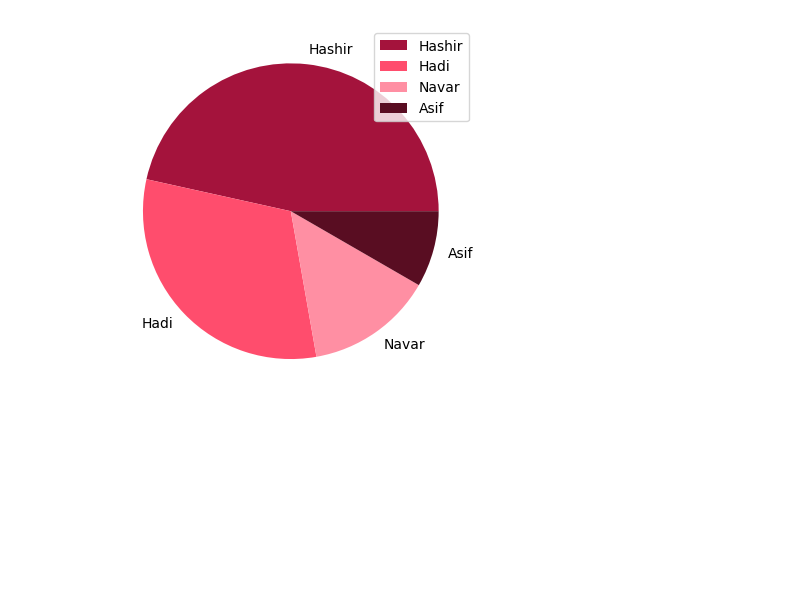
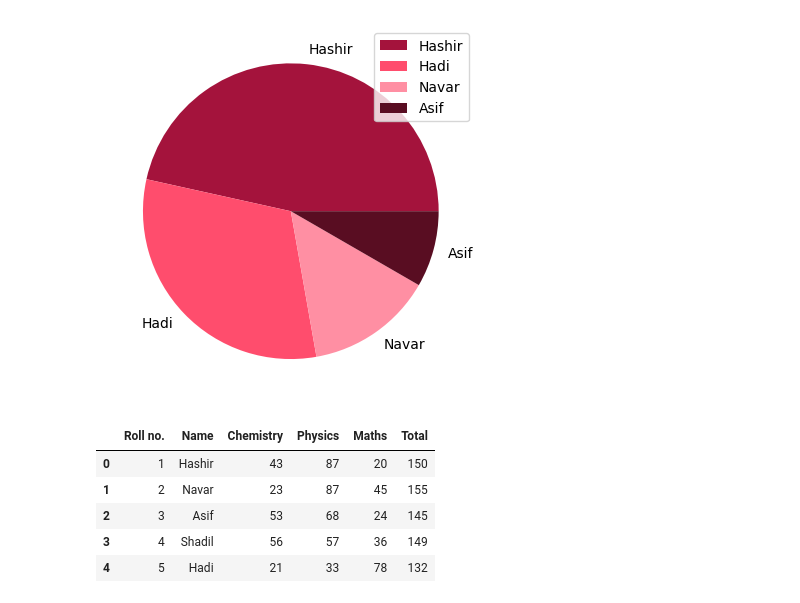
Before and after one commit to NavarMP/Code, a Jupyter notebook: Python/Data science/matPlotlib.ipynb, the cells around one changed output. Cells and saved outputs as stored; diff of their text form; code cells hidden in the pictures; blank space fills up the shorter version.

```diff
--- a/Python/Data science/matPlotlib.ipynb
+++ b/Python/Data science/matPlotlib.ipynb
@@ -34,3 +34,14 @@ plt.legend()
 # %% [output]
 <matplotlib.legend.Legend at 0x...>
 [figure]
+# %%
+from pandas import read_excel
+data = read_excel ('mark.xlsx')
+data
+# %% [output]
+|  | Roll no. | Name | Chemistry | Physics | Maths | Total |
+| 0 | 1 | Hashir | 43 | 87 | 20 | 150 |
+| 1 | 2 | Navar | 23 | 87 | 45 | 155 |
+| 2 | 3 | Asif | 53 | 68 | 24 | 145 |
+| 3 | 4 | Shadil | 56 | 57 | 36 | 149 |
+| 4 | 5 | Hadi | 21 | 33 | 78 | 132 |
```
Also changed, not shown: parts of 2 cells of this notebook, 1 other file.
